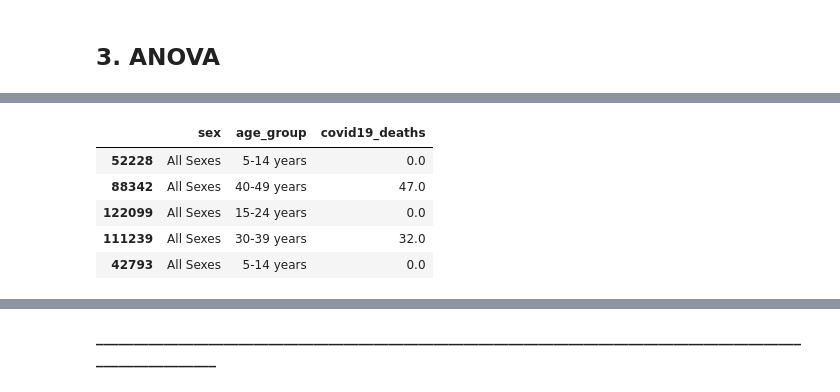
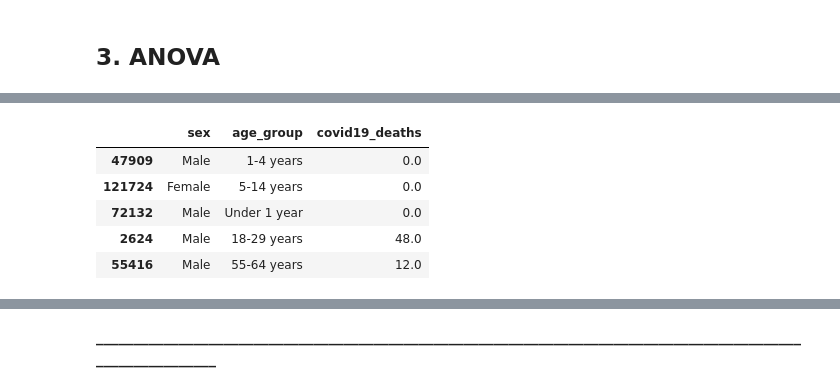
Before and after one commit to c-susan/datasci_5_statistics, a Jupyter notebook: python_statistics.ipynb, the cells around one changed output, grey strips where cells are left out. Saved outputs shown, nothing was run; the diff lists cells and outputs as text; code cells hidden in the pictures.

```diff
--- a/python_statistics.ipynb
+++ b/python_statistics.ipynb
@@ -199,13 +199,13 @@ df3.sample(5)
 # %%
 ## Selecting for rows where the column 'sex' equals 'All Sexes', column 'age_group' is not equal 'All Ages',
 ## and column 'covid-19_deaths' does not have any null values.
-df3 = df3[(df3['sex'] == 'All Sexes') & (df3['age_group'] != 'All Ages') & df3['covid19_deaths'].notnull()]
+df3 = df3[(df3['sex'] != 'All Sexes') & (df3['age_group'] != 'All Ages') & df3['covid19_deaths'].notnull()]
 df3.sample(5)
 # %% [output]
 |  | sex | age_group | covid19_deaths |
-| 52228 | All Sexes | 5-14 years | 0.0 |
-| 88342 | All Sexes | 40-49 years | 47.0 |
-| 122099 | All Sexes | 15-24 years | 0.0 |
-| 111239 | All Sexes | 30-39 years | 32.0 |
-| 42793 | All Sexes | 5-14 years | 0.0 |
+| 47909 | Male | 1-4 years | 0.0 |
+| 121724 | Female | 5-14 years | 0.0 |
+| 72132 | Male | Under 1 year | 0.0 |
+| 2624 | Male | 18-29 years | 48.0 |
+| 55416 | Male | 55-64 years | 12.0 |
 # %%
```
Also changed, not shown: parts of 6 cells of this notebook.
